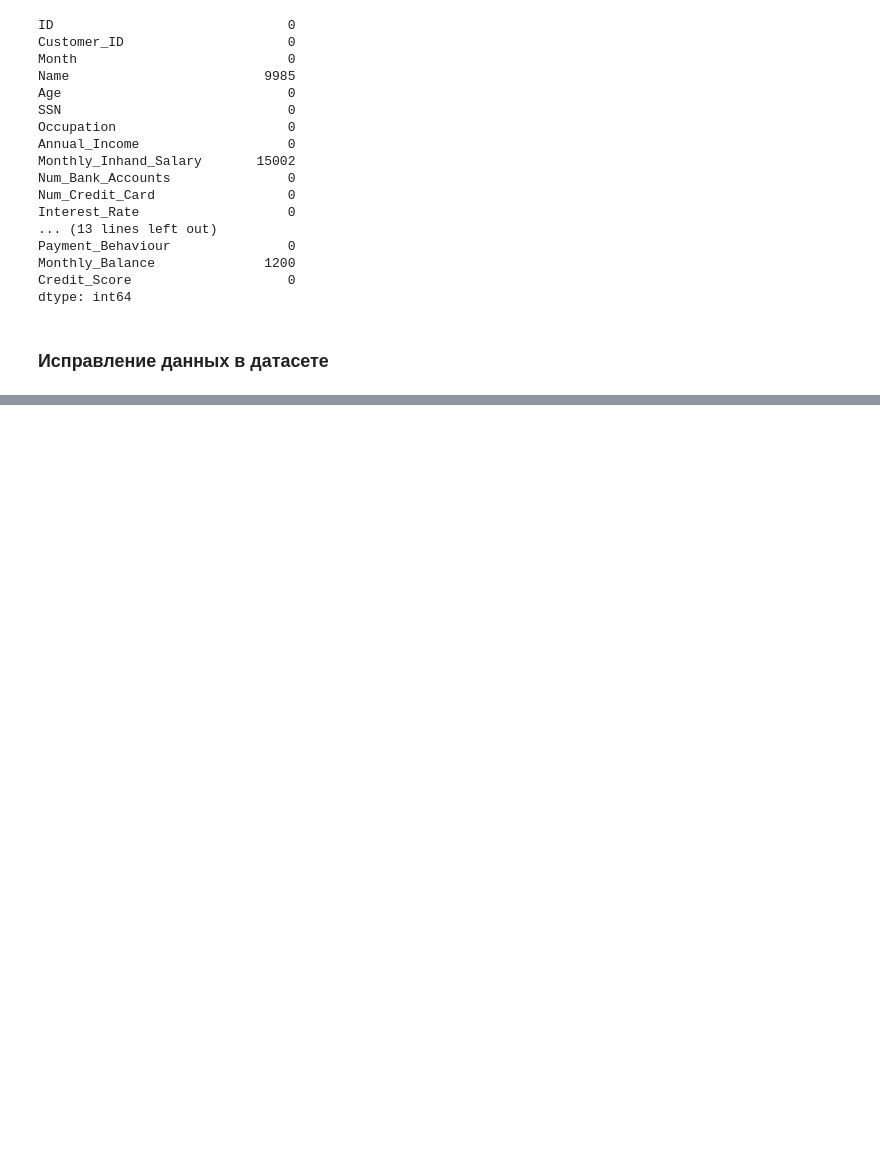
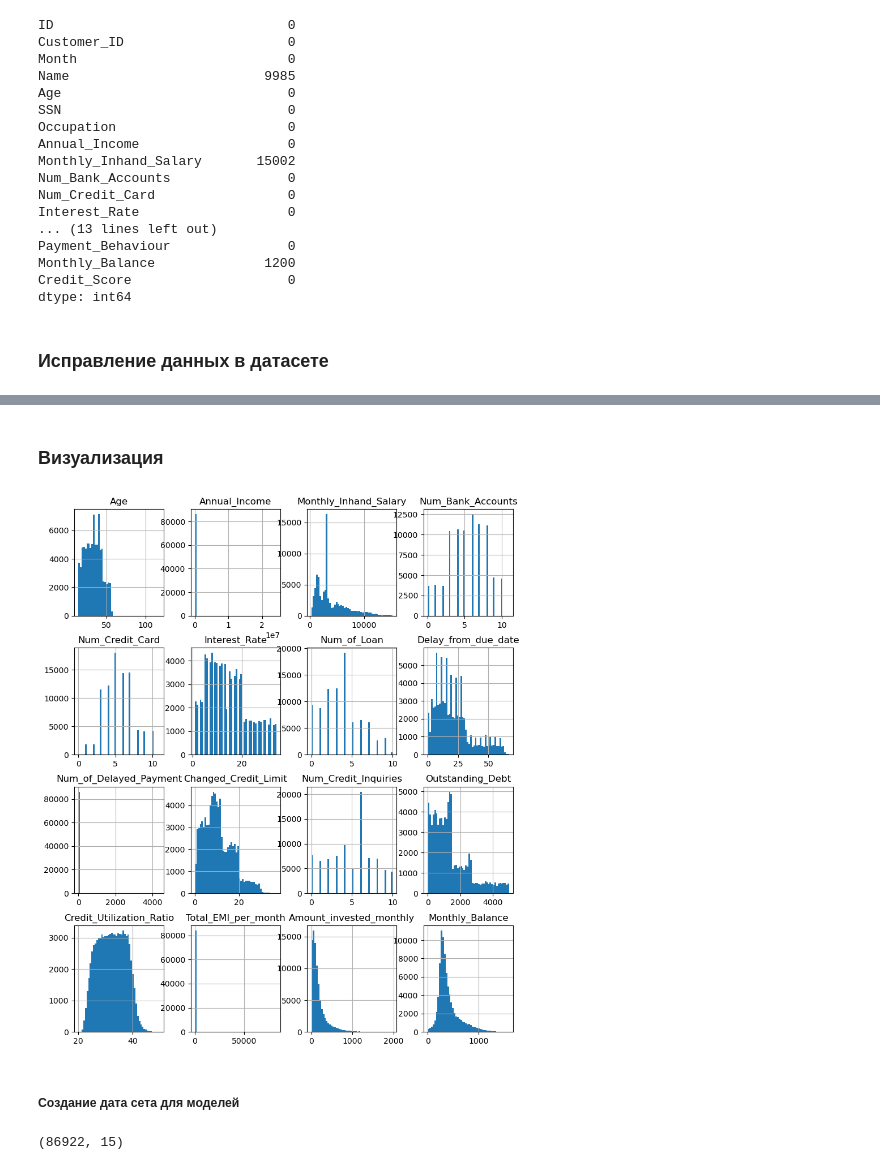
Before and after one commit to ProbablyNotBestUsername/mlabg, a Jupyter notebook: Credit Score Classification Secrets/Галикеев 1 вариант.ipynb, the cells around one changed output, grey strips where cells are left out. Drawn from its saved outputs; the diff is of its cells as text; code cells hidden in the pictures; blank space fills up the shorter version.

```diff
--- a/Credit Score Classification Secrets/Галикеев 1 вариант.ipynb
+++ b/Credit Score Classification Secrets/Галикеев 1 вариант.ipynb
@@ -299,0 +399,23 @@ df["Delay_from_due_date"] = df["Delay_from_due_date"].apply(delay)
+# %%
+# Заполнение пустых данных
+
+df["Credit_History_Age"] = df["Credit_History_Age"].fillna(df["Credit_History_Age"].mode()[0])
+# %%
+# Заполнение пустых данных
+
+df["Amount_invested_monthly"] = df["Amount_invested_monthly"].fillna(df["Amount_invested_monthly"].mode()[0])
+# %%
+# Исправление неправильных данных
+
+df["Occupation"] = df["Occupation"].replace("_______", "No Occupation")
+# %%
+# Исправление неправильных данных
+
+df["Payment_Behaviour"] = df["Payment_Behaviour"].replace("!@9#%8", "Unknown")
+# %% [markdown]
+### Визуализация
+# %%
+df.hist(figsize = (10, 12), bins = 50);
+plt.show()
+# %% [output]
+[figure, added]
@@ -299,0 +426,2 @@ df["Delay_from_due_date"] = df["Delay_from_due_date"].apply(delay)
+# %% [markdown]
+##### Создание дата сета для моделей
@@ -299,0 +433,5 @@ df["Delay_from_due_date"] = df["Delay_from_due_date"].apply(delay)
+# %%
+X = pd.concat([df[numeric_columns]], axis=1)
+X.shape
+# %% [output]
+(86922, 15)
```
Also changed, not shown: parts of 60 cells of this notebook, 3 other files.
